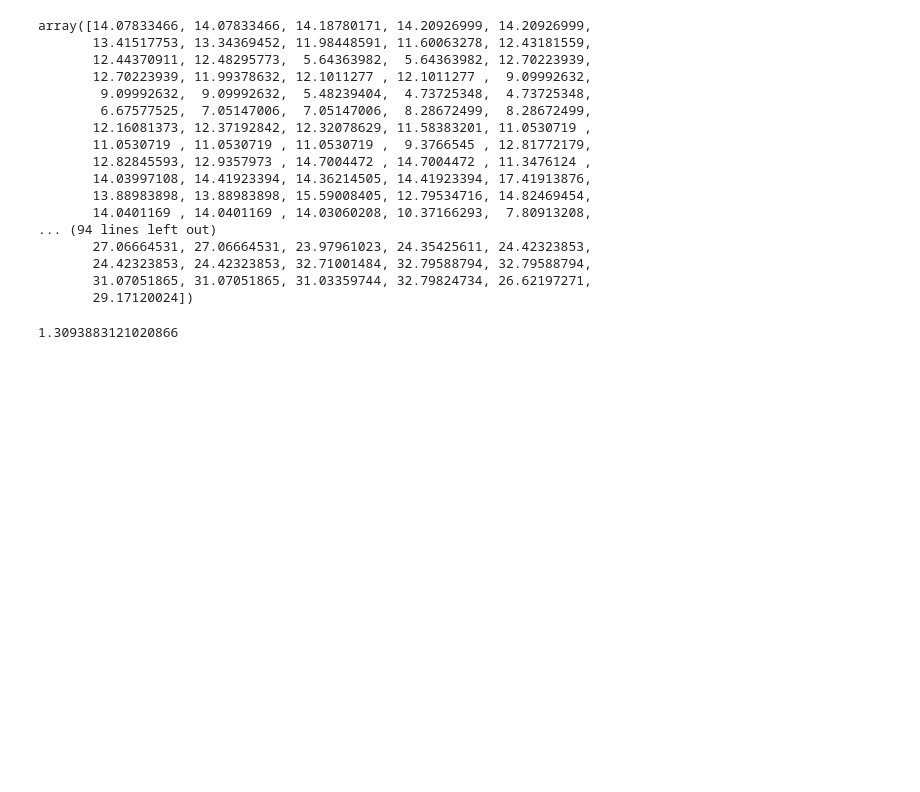
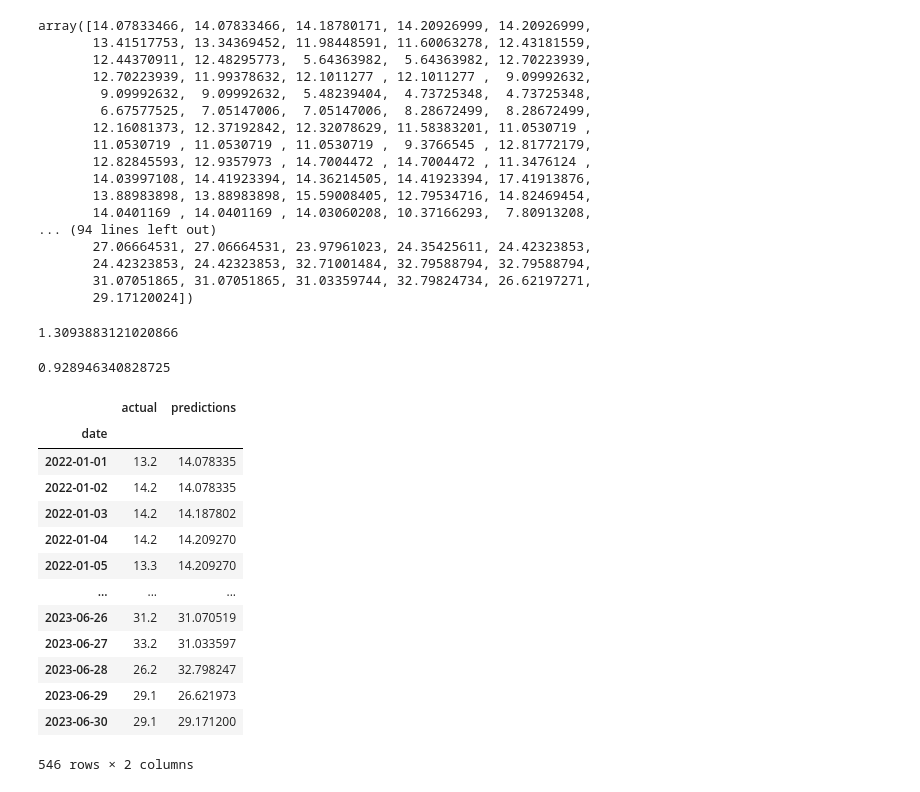
Before and after one commit to congiants/Temperature_Predictor, a Jupyter notebook: temprature_predictor.ipynb, the cells around one changed output. Cells and saved outputs as stored; diff of their text form; code cells hidden in the pictures; blank space fills up the shorter version.

```diff
--- a/temprature_predictor.ipynb
+++ b/temprature_predictor.ipynb
@@ -362,3 +362,27 @@ from sklearn.metrics import mean_absolute_error
 mean_absolute_error(test["target"], predictions)
 # %% [output]
 1.3093883121020866
+# %%
+score = reg.score(test[predictors], test["target"])
+score
+# %% [output]
+0.928946340828725
+# %%
+combined = pd.concat([test["target"], pd.Series(predictions, index=test.index)] ,axis=1)
+combined.columns = ["actual", "predictions"]
+combined
+# %% [output]
+|  | actual | predictions |
+| date |  |  |
+| 2022-01-01 | 13.2 | 14.078335 |
+| 2022-01-02 | 14.2 | 14.078335 |
+| 2022-01-03 | 14.2 | 14.187802 |
+| 2022-01-04 | 14.2 | 14.209270 |
+| 2022-01-05 | 13.3 | 14.209270 |
+| ... | ... | ... |
+| 2023-06-26 | 31.2 | 31.070519 |
+| 2023-06-27 | 33.2 | 31.033597 |
+| 2023-06-28 | 26.2 | 32.798247 |
+| 2023-06-29 | 29.1 | 26.621973 |
+| 2023-06-30 | 29.1 | 29.171200 |
+546 rows × 2 columns
```
Also changed, not shown: parts of 4 cells of this notebook.
